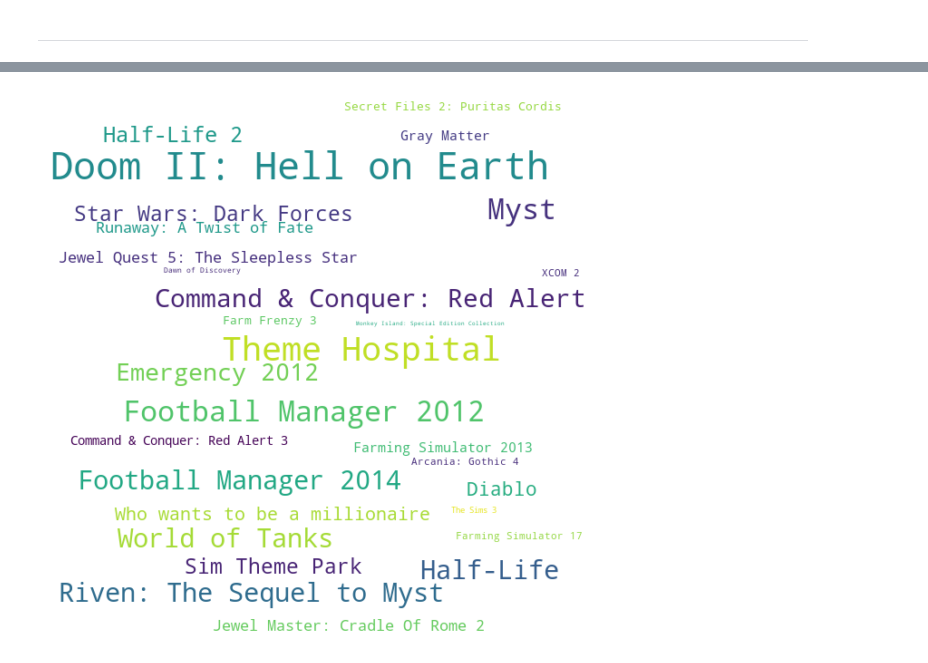
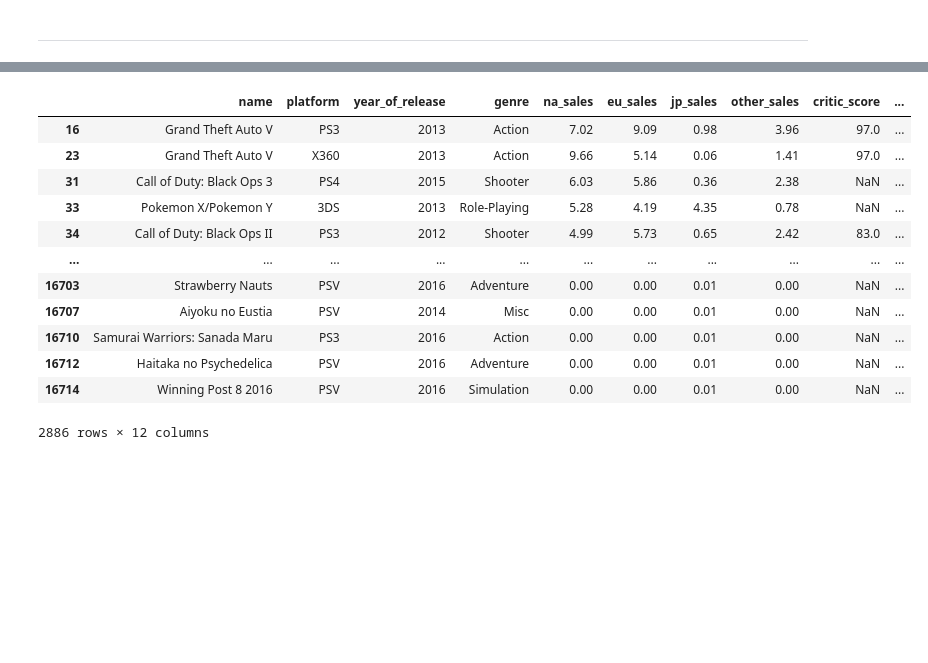
Before and after one commit to mbelveder/praktikum, a Jupyter notebook: gen_project_1/games.ipynb, the cells around one changed output, grey strips where cells are left out. Saved outputs shown, nothing was run; the diff lists cells and outputs as text; code cells hidden in the pictures; blank space fills up the shorter version.

```diff
--- a/gen_project_1/games.ipynb
+++ b/gen_project_1/games.ipynb
@@ -280,11 +203,22 @@ from wordcloud import WordCloud
-# %%
-wc = WordCloud(width=600, height=600, max_words=500, background_color='white').generate_from_frequencies(cloud_dict)
-
-fig = plt.figure(figsize=(10, 10))
-plt.imshow(wc, interpolation='bilinear')
-plt.axis('off')
-plt.show()
-
-# fig.savefig('word_cloud.png', dpi=300, bbox_inches='tight')
-# %% [output]
-[figure, removed]
+# %%
+# Данные для формирования прогноза на 2017 год
+
+limit_year = 2012
+
+predict_df = df[df['year_of_release'] >= limit_year]
+
+predict_df
+# %% [output]
+|  | name | platform | year_of_release | genre | na_sales | eu_sales | jp_sales | other_sales | critic_score | ... |
+| 16 | Grand Theft Auto V | PS3 | 2013 | Action | 7.02 | 9.09 | 0.98 | 3.96 | 97.0 | ... |
+| 23 | Grand Theft Auto V | X360 | 2013 | Action | 9.66 | 5.14 | 0.06 | 1.41 | 97.0 | ... |
+| 31 | Call of Duty: Black Ops 3 | PS4 | 2015 | Shooter | 6.03 | 5.86 | 0.36 | 2.38 | NaN | ... |
+| 33 | Pokemon X/Pokemon Y | 3DS | 2013 | Role-Playing | 5.28 | 4.19 | 4.35 | 0.78 | NaN | ... |
+| 34 | Call of Duty: Black Ops II | PS3 | 2012 | Shooter | 4.99 | 5.73 | 0.65 | 2.42 | 83.0 | ... |
+| ... | ... | ... | ... | ... | ... | ... | ... | ... | ... | ... |
+| 16703 | Strawberry Nauts | PSV | 2016 | Adventure | 0.00 | 0.00 | 0.01 | 0.00 | NaN | ... |
+| 16707 | Aiyoku no Eustia | PSV | 2014 | Misc | 0.00 | 0.00 | 0.01 | 0.00 | NaN | ... |
+| 16710 | Samurai Warriors: Sanada Maru | PS3 | 2016 | Action | 0.00 | 0.00 | 0.01 | 0.00 | NaN | ... |
+| 16712 | Haitaka no Psychedelica | PSV | 2016 | Adventure | 0.00 | 0.00 | 0.01 | 0.00 | NaN | ... |
+| 16714 | Winning Post 8 2016 | PSV | 2016 | Simulation | 0.00 | 0.00 | 0.01 | 0.00 | NaN | ... |
+2886 rows × 12 columns
```
Also changed, not shown: parts of 12 cells of this notebook, 1 other file.
